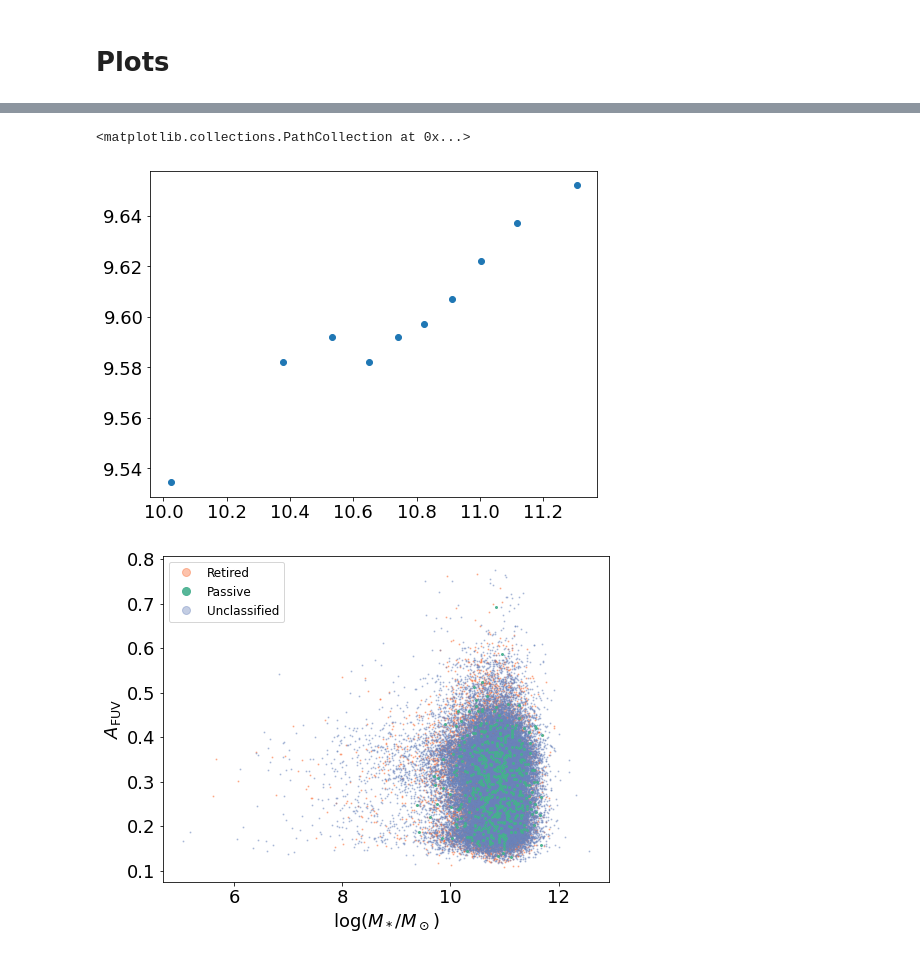
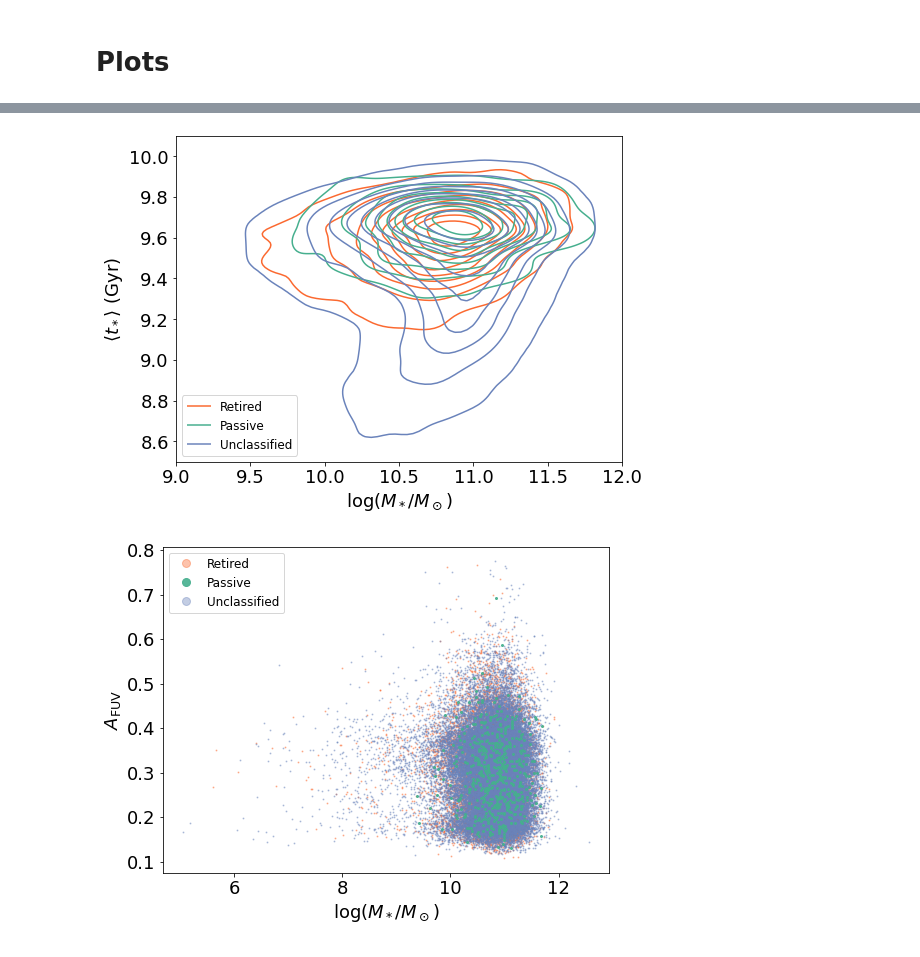
Before and after one commit to mdastro/LINER_UV, a Jupyter notebook: Klaudia/plots_new.ipynb, the cells around one changed output, grey strips where cells are left out. Drawn from its saved outputs; the diff is of its cells as text; code cells hidden in the pictures.

```diff
--- a/Klaudia/plots_new.ipynb
+++ b/Klaudia/plots_new.ipynb
@@ -185,4 +186,0 @@ plt.show()
-# %%
-retired['age_new'] = pd.qcut(np.log10(retired['mass_stellar_best_fit']), q=10, labels=['1', '2', '3', '4', '5',
-                                                                                       '6', '7', '8', '9', '10'])
-plt.hist(retired['age_new'])
@@ -200,51 +187,20 @@ See the caveats in the documentation: https://pandas.pydata.org/pandas-docs/stab
-# %%
-x = np.zeros(10)
-y = np.zeros(10)
-
-one = retired[retired['age_new'] == '1']
-x[0] = np.log10(one['mass_stellar_best_fit'].median())
-y[0] = one['ager_percentile50'].median()
-
-two = retired[retired['age_new'] == '2']
-x[1] = np.log10(two['mass_stellar_best_fit'].median())
-y[1] = two['ager_percentile50'].median()
-
-three = retired[retired['age_new'] == '3']
-x[2] = np.log10(three['mass_stellar_best_fit'].median())
-y[2] = three['ager_percentile50'].median()
-
-four = retired[retired['age_new'] == '4']
-x[3] = np.log10(four['mass_stellar_best_fit'].median())
-y[3] = four['ager_percentile50'].median()
-
-five = retired[retired['age_new'] == '5']
-x[4] = np.log10(five['mass_stellar_best_fit'].median())
-y[4] = five['ager_percentile50'].median()
-
-six = retired[retired['age_new'] == '6']
-x[5] = np.log10(six['mass_stellar_best_fit'].median())
-y[5] = six['ager_percentile50'].median()
-
-seven = retired[retired['age_new'] == '7']
-x[6] = np.log10(seven['mass_stellar_best_fit'].median())
-y[6] = seven['ager_percentile50'].median()
-
-eight = retired[retired['age_new'] == '8']
-x[7] = np.log10(eight['mass_stellar_best_fit'].median())
-y[7] = eight['ager_percentile50'].median()
-
-nine = retired[retired['age_new'] == '9']
-x[8] = np.log10(nine['mass_stellar_best_fit'].median())
-y[8] = nine['ager_percentile50'].median()
-
-ten = retired[retired['age_new'] == '10']
-x[9] = np.log10(ten['mass_stellar_best_fit'].median())
-y[9] = ten['ager_percentile50'].median()
-
-plt.scatter(x,y)
-# %% [output]
-<matplotlib.collections.PathCollection at 0x...>
-[figure, removed]
+# %%
+sns.kdeplot(x=np.log10(retired['mass_stellar_best_fit']), y=retired['ager_percentile50'], color=palette_darker[1],
+            label='Retired')
+sns.kdeplot(x=np.log10(passive['mass_stellar_best_fit']), y=passive['ager_percentile50'], color=palette_darker[0],
+            label='Passive')
+sns.kdeplot(x=np.log10(unclassified['mass_stellar_best_fit']), y=unclassified['ager_percentile50'],
+            color=palette_darker[2], label='Unclassified')
+
+plt.xlim(9,12.0)
+plt.ylim(8.5,10.1)
+plt.xlabel(r'$\log(M_*/M_\odot)$')
+plt.ylabel(r'$\left< t_* \right>$ (Gyr)')
+
+plt.legend(loc='lower left')
+plt.show()
+# %% [output]
+[figure, added]
 # %%
 plt.plot(np.log10(retired['mass_stellar_best_fit']), retired['A_FUV'], ls='', marker='o', markersize=1, c=palette_darker[1],
          alpha=0.4, label='Retired')
```
Also changed, not shown: parts of 23 cells of this notebook, 1 other file.
